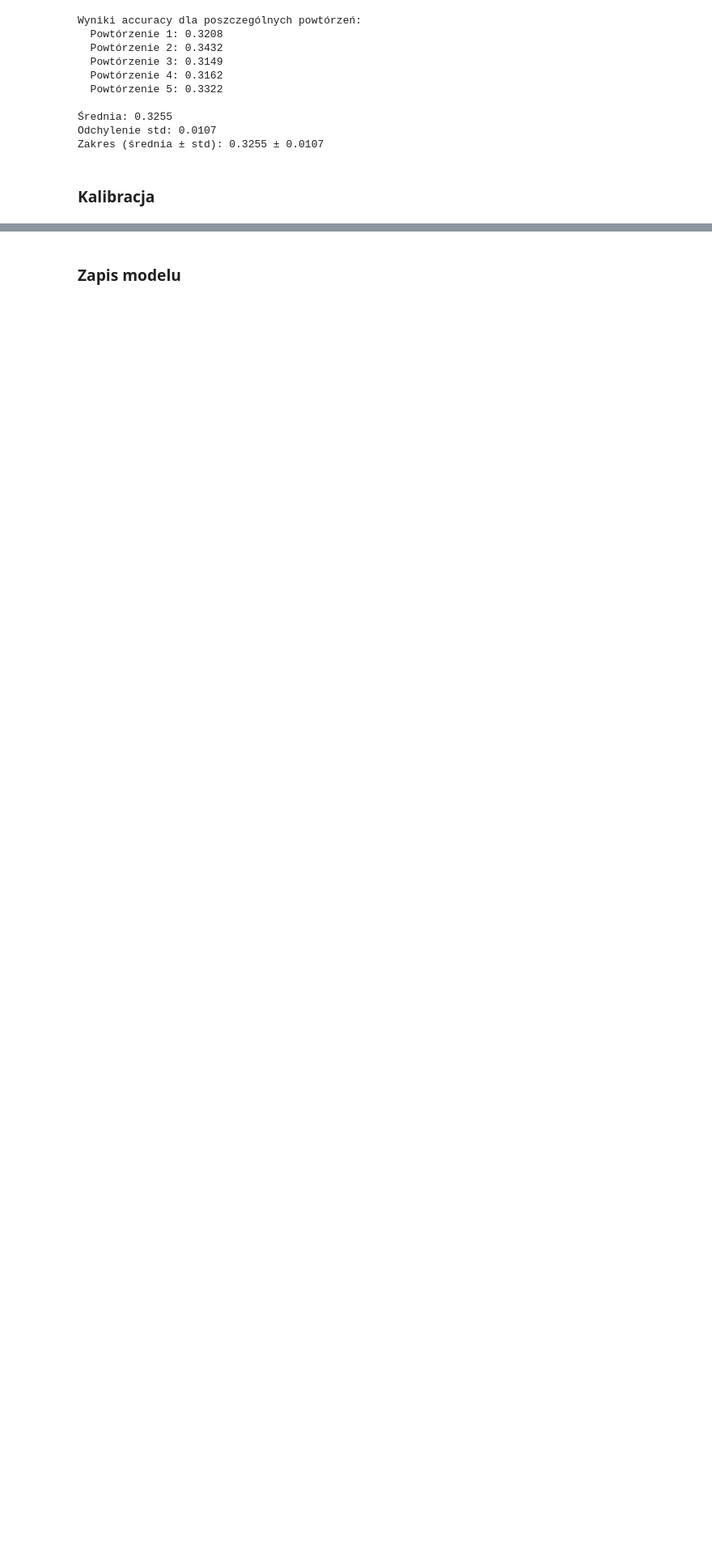
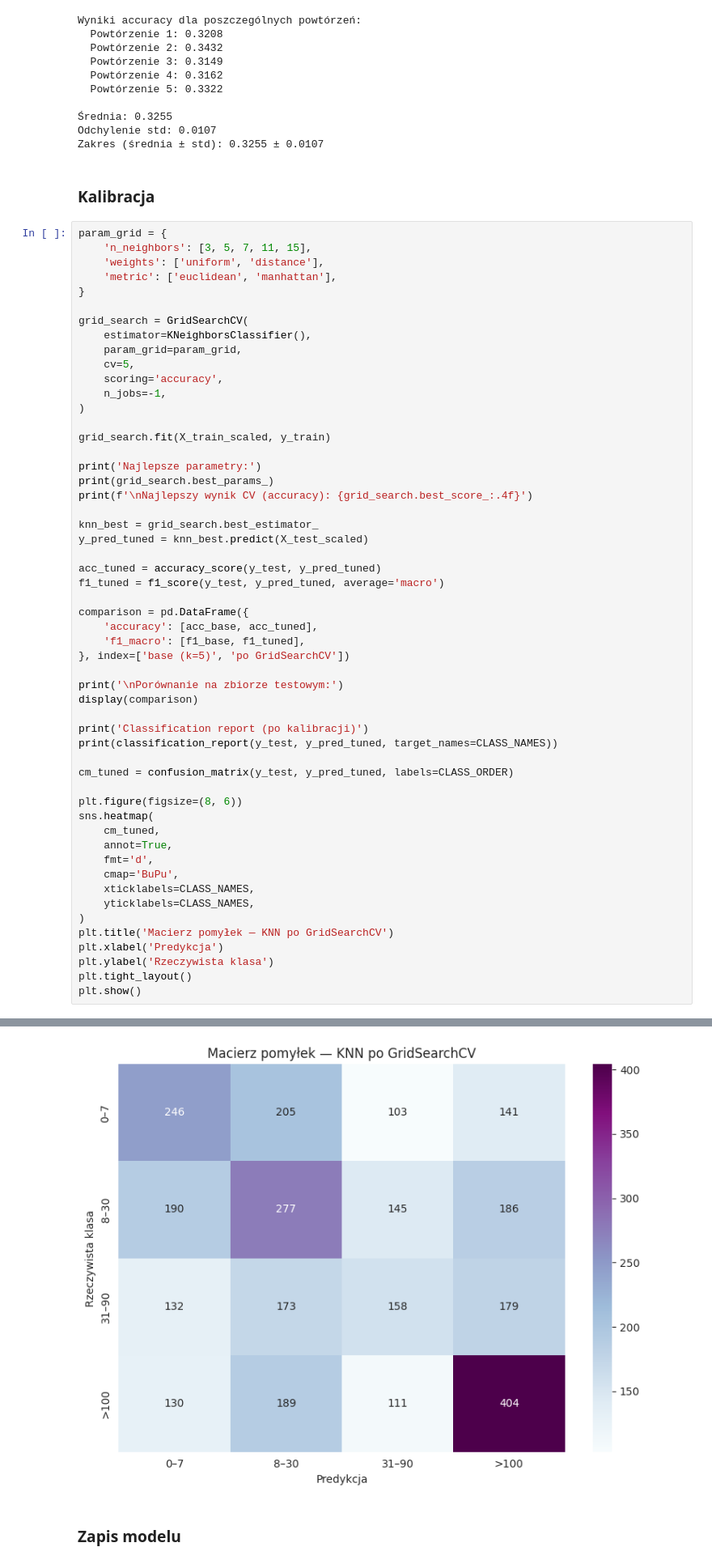
Before and after one commit to Carrie088/pet_adoption_ml, a Jupyter notebook: notebooks/05_knn.ipynb, the cells around one changed output, grey strips where cells are left out. Shown at 81% size. Cells and saved outputs as stored; diff of their text form; blank space fills up the shorter version.

```diff
--- a/notebooks/05_knn.ipynb
+++ b/notebooks/05_knn.ipynb
@@ -202,3 +202,58 @@ Odchylenie std: 0.0107
 Zakres (średnia ± std): 0.3255 ± 0.0107
 # %% [markdown]
 ### Kalibracja
+# %%
+param_grid = {
+    'n_neighbors': [3, 5, 7, 11, 15],
+    'weights': ['uniform', 'distance'],
+    'metric': ['euclidean', 'manhattan'],
+}
+
+grid_search = GridSearchCV(
+    estimator=KNeighborsClassifier(),
+    param_grid=param_grid,
+    cv=5,
+    scoring='accuracy',
+    n_jobs=-1,
+)
+
+grid_search.fit(X_train_scaled, y_train)
+
+print('Najlepsze parametry:')
+print(grid_search.best_params_)
+print(f'\nNajlepszy wynik CV (accuracy): {grid_search.best_score_:.4f}')
+
+knn_best = grid_search.best_estimator_
+y_pred_tuned = knn_best.predict(X_test_scaled)
+
+acc_tuned = accuracy_score(y_test, y_pred_tuned)
+f1_tuned = f1_score(y_test, y_pred_tuned, average='macro')
+
+comparison = pd.DataFrame({
+    'accuracy': [acc_base, acc_tuned],
+    'f1_macro': [f1_base, f1_tuned],
+}, index=['base (k=5)', 'po GridSearchCV'])
+
+print('\nPorównanie na zbiorze testowym:')
+display(comparison)
+
+print('Classification report (po kalibracji)')
+print(classification_report(y_test, y_pred_tuned, target_names=CLASS_NAMES))
+
+cm_tuned = confusion_matrix(y_test, y_pred_tuned, labels=CLASS_ORDER)
+
+plt.figure(figsize=(8, 6))
+sns.heatmap(
+    cm_tuned,
+    annot=True,
+    fmt='d',
+    cmap='BuPu',
+    xticklabels=CLASS_NAMES,
+    yticklabels=CLASS_NAMES,
+)
+plt.title('Macierz pomyłek — KNN po GridSearchCV')
+plt.xlabel('Predykcja')
+plt.ylabel('Rzeczywista klasa')
+plt.tight_layout()
+plt.show()
+# %% [output]
@@ -205,2 +280,3 @@ Zakres (średnia ± std): 0.3255 ± 0.0107
+[figure, added]
 # %% [markdown]
 ### Zapis modelu
```
Also changed, not shown: parts of 1 cell of this notebook.
